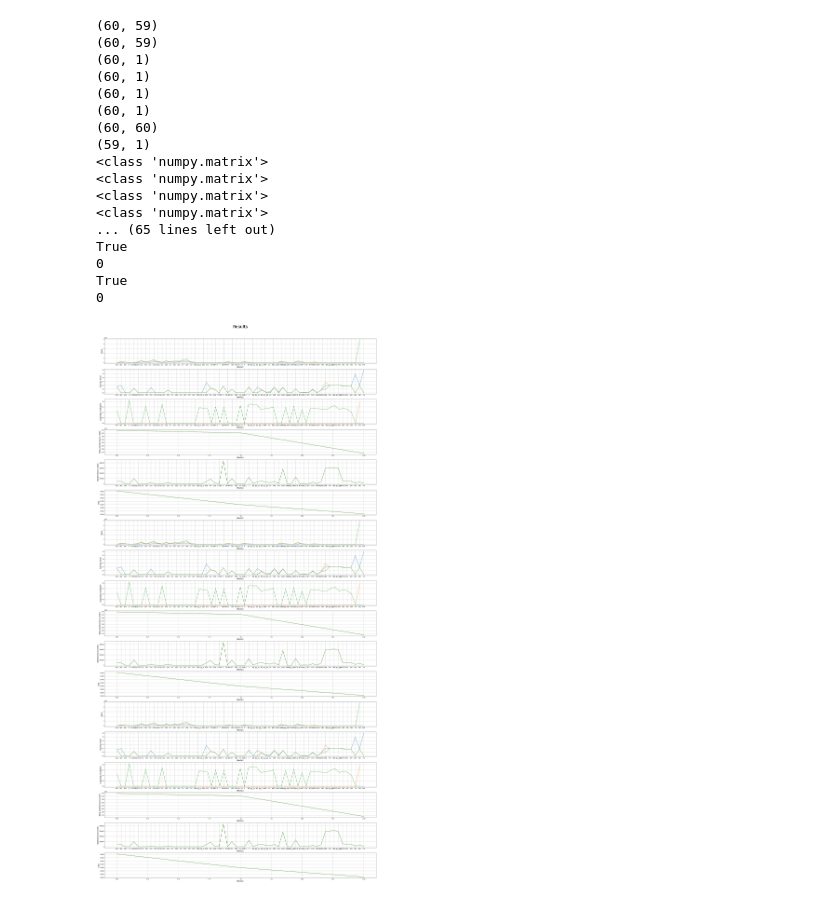
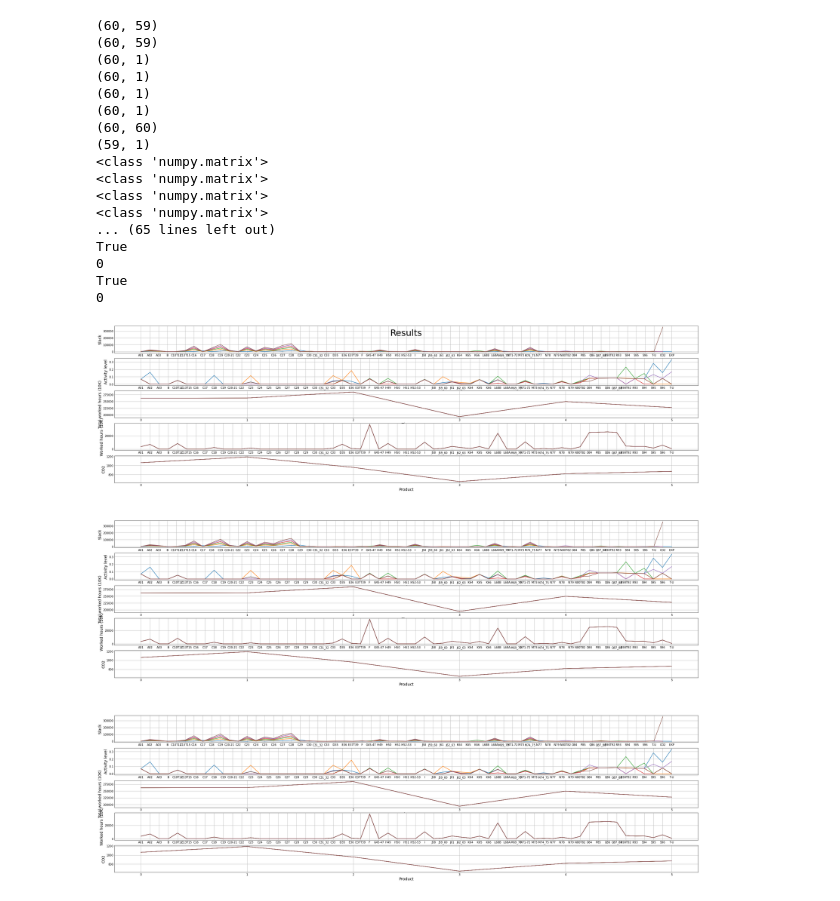
Before and after one commit to lokehagberg/rhp, a Jupyter notebook: simulations/Sweden/2016.ipynb, the cells around one changed output. Saved outputs shown, nothing was run; the diff lists cells and outputs as text; code cells hidden in the pictures.

Commit message:
Changed horizon and graphical fixes

```diff
--- a/simulations/Sweden/2016.ipynb
+++ b/simulations/Sweden/2016.ipynb
@@ -47,13 +47,13 @@ class Sheet:
 
 #Input values and list construction
 time_steps = 3
-planning_horizon = 3
+planning_horizon = 6
 step_horizon = time_steps + planning_horizon + 1
 use_domestic = Sheet(main_sheet, 4, 3, 63, 61).np_array
 use_imported = Sheet(main_sheet, 94, 3, 153, 61).np_array
 supply = Sheet(main_sheet, 159, 3, 218, 61).np_array
-full_target_output = Sheet(main_sheet, 4, 79, 63, 79).np_array
-export_vector = Sheet(main_sheet, 4, 78, 63, 78).np_array * time_steps
+full_target_output = Sheet(main_sheet, 4, 79, 63, 79).np_array * (1/12)
+export_vector = Sheet(main_sheet, 4, 78, 63, 78).np_array * time_steps * (1/12)
 target_output = full_target_output - export_vector
 supply_use = supply - use_domestic - use_imported
 export_prices = deepcopy(Sheet(main_sheet, 4, 80, 63, 80).np_array)
@@ -132,27 +132,19 @@ for i in range(time_steps):
         ax.plot(range(s[j].shape[0]), s[j])
 
     ax = fig.add_subplot(gs[i * 6 + 2, 0])
-    ax.set_xlabel('Product', fontsize=14)
+    ax.set_xlabel('Unit', fontsize=14)
     ax.set_ylabel(labels[1], fontsize=14)
     ax.set_xticks(range(supply_use_list[i].shape[1]), sector_name_input)
     for j in range(planning_horizon):
         x = np.array_split(result_list[i], planning_horizon)
         ax.plot(range(x[j].shape[0]), x[j])
 
-    ax = fig.add_subplot(gs[i * 6 + 3, 0])
-    ax.set_xlabel('Product', fontsize=14)
-    ax.set_ylabel(labels[2], fontsize=14)
-    ax.set_xticks(range(len(sector_with_all_outputs_and_EXP)), sector_with_all_outputs_and_EXP)
-    for j in range(planning_horizon):
-        l = np.array_split(lagrange_list[i], planning_horizon)
-        ax.plot(range(l[j].shape[0]), l[j])
-
     resulting_worked_hours = []
     x = np.array_split(result_list[i], planning_horizon)
     for j in range(planning_horizon):
         resulting_worked_hours.append(np.matmul(worked_hours.reshape([1,-1]), x[j]))
-    ax = fig.add_subplot(gs[i * 6 + 4, 0])
-    ax.set_xlabel('Product', fontsize=14)
+    ax = fig.add_subplot(gs[i * 6 + 3, 0])
+    ax.set_xlabel('Time', fontsize=14)
     ax.set_ylabel(labels[5], fontsize=14)
     for j in range(planning_horizon):
         ax.plot(range(planning_horizon), resulting_worked_hours)
@@ -161,7 +153,7 @@ for i in range(time_steps):
     worked_hours_per_sector = []
     for j in range(worked_hours.shape[0]):
         worked_hours_per_sector.append(x[0][j]*worked_hours[j])
-    ax = fig.add_subplot(gs[i * 6 + 5, 0])
+    ax = fig.add_subplot(gs[i * 6 + 4, 0])
     ax.set_xlabel('Product', fontsize=14)
     ax.set_ylabel(labels[3], fontsize=14)
     ax.set_xticks(range(supply_use_list[i].shape[1]), sector_name_input)
@@ -171,32 +163,40 @@ for i in range(time_steps):
 
     co2 = deepcopy(supply_use_list[0][-1,:])
     resulting_co2 = []
     x = np.array_split(result_list[i], planning_horizon)
     for j in range(planning_horizon):
         resulting_co2.append(np.matmul(co2, x[j]).item(0))
-    ax = fig.add_subplot(gs[i * 6 + 6, 0])
+    ax = fig.add_subplot(gs[i * 6 + 5, 0])
     ax.set_xlabel('Product', fontsize=14)
     ax.set_ylabel(labels[4], fontsize=14)
     for j in range(planning_horizon):
         ax.plot(range(planning_horizon), resulting_co2)
 
+    # ax = fig.add_subplot(gs[i * 6 + 6, 0])
+    # ax.set_xlabel('Product', fontsize=14)
+    # ax.set_ylabel(labels[2], fontsize=14)
+    # ax.set_xticks(range(len(sector_with_all_outputs_and_EXP)), sector_with_all_outputs_and_EXP)
+    # for j in range(planning_horizon):
+    #     l = np.array_split(lagrange_list[i], planning_horizon)
+    #     ax.plot(range(l[j].shape[0]), l[j])
+
 plt.show()
 # %% [output]
 (60, 59)
 (60, 59)
 (60, 1)
 (60, 1)
 (60, 1)
 (60, 1)
 (60, 60)
 (59, 1)
 <class 'numpy.matrix'>
 <class 'numpy.matrix'>
 <class 'numpy.matrix'>
 <class 'numpy.matrix'>
 ... (65 lines left out)
 True
 0
 True
 0
-[figure, old version]
+[figure, new version]
```
Also changed, not shown: 1 other file.
